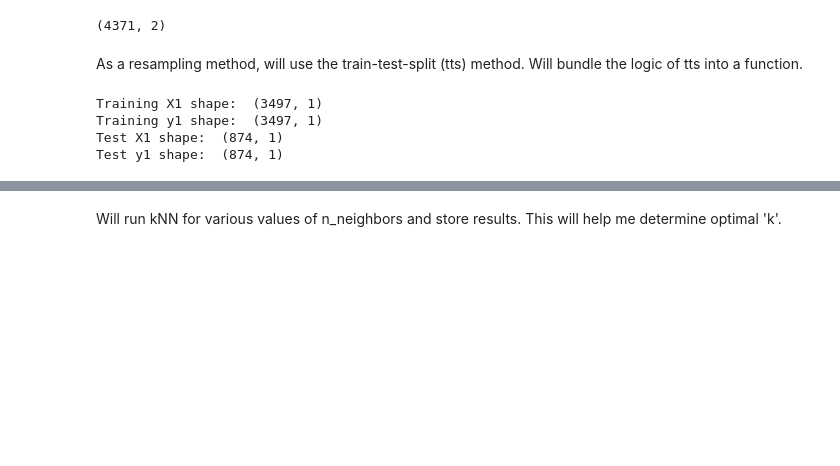
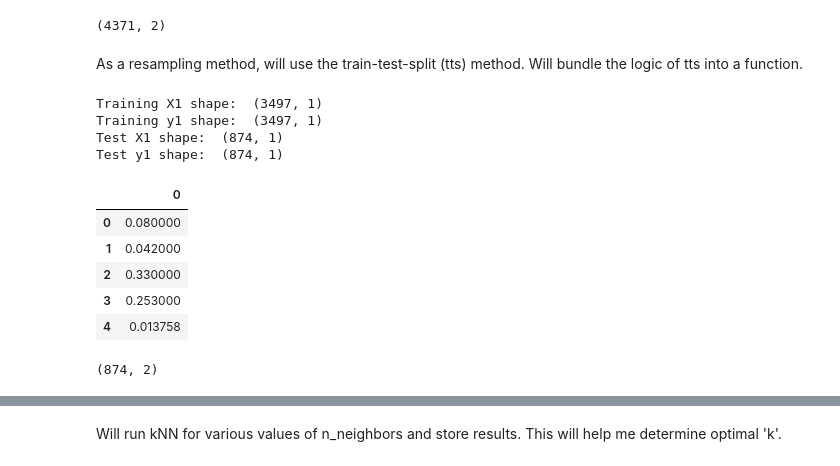
Before and after one commit to jbravo87/blog-projects, a Jupyter notebook: exoplanet_data_notebook.ipynb, the cells around one changed output, grey strips where cells are left out. Saved outputs shown, nothing was run; the diff lists cells and outputs as text; code cells hidden in the pictures; blank space fills up the shorter version.

```diff
--- a/exoplanet_data_notebook.ipynb
+++ b/exoplanet_data_notebook.ipynb
@@ -216,3 +217,17 @@ Training X1 shape:  (3497, 1)
 Training y1 shape:  (3497, 1)
 Test X1 shape:  (874, 1)
 Test y1 shape:  (874, 1)
+# %%
+X2_train, X2_test = tts(orbper)
+y2_train, y2_test = tts(eccen)
+X2_train, y2_train = pd.DataFrame(X2_train), pd.DataFrame(y2_train)
+X2_test, y2_test = pd.DataFrame(X2_test), pd.DataFrame(y2_test)
+# %%
+y2_test.head()
+# %% [output]
+|  | 0 |
+| 0 | 0.080000 |
+| 1 | 0.042000 |
+| 2 | 0.330000 |
+| 3 | 0.253000 |
+| 4 | 0.013758 |
@@ -218,0 +243,4 @@ Test y1 shape:  (874, 1)
+# %%
+transformer2.shape
+# %% [output]
+(874, 2)
```
Also changed, not shown: parts of 31 cells of this notebook.
